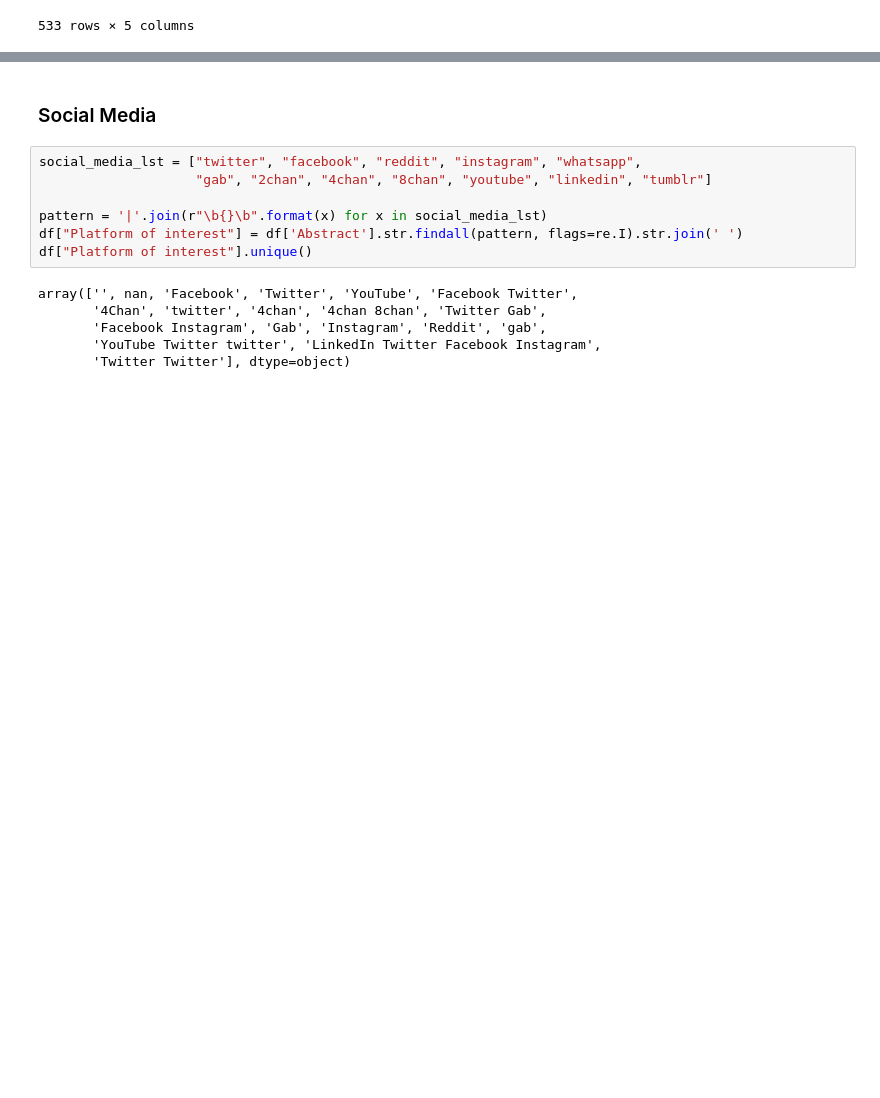
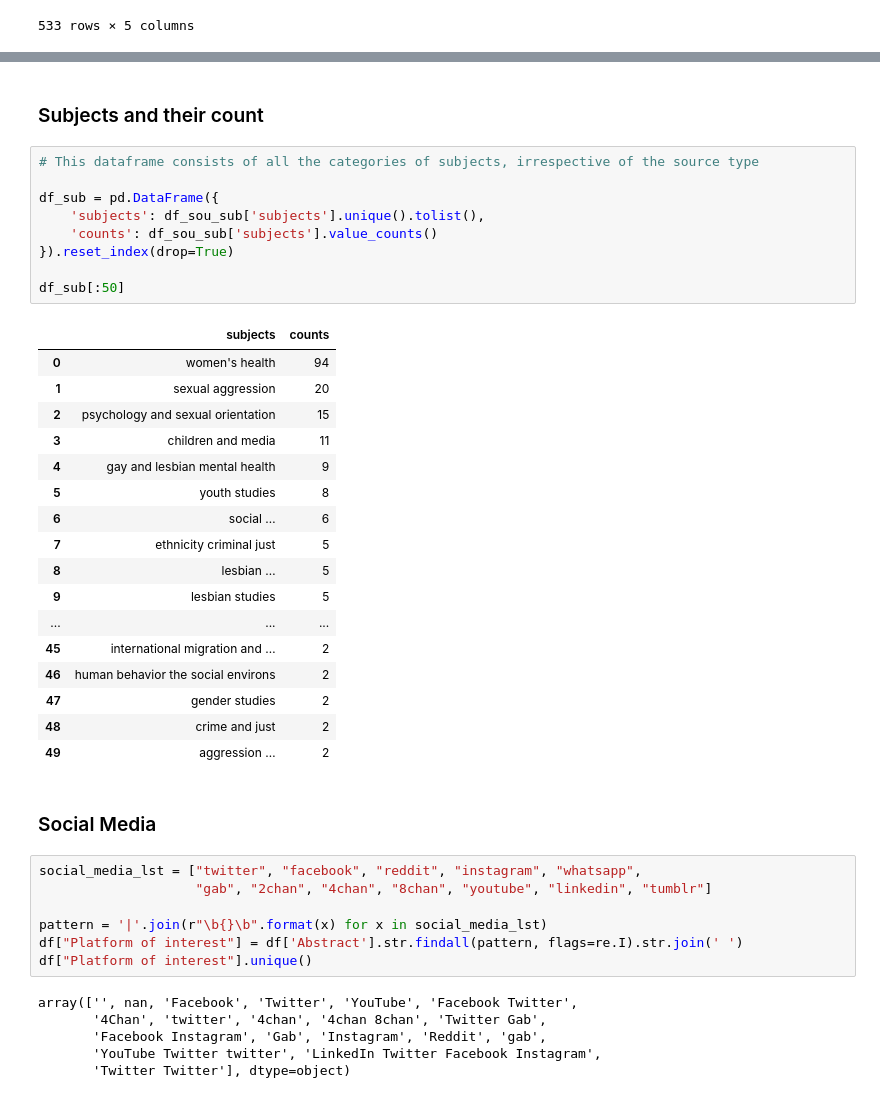
Before and after one commit to booktrackerGirl/Data-wrangling-and-analysis, a Jupyter notebook: Google Scholar Search/google_scholar_search_analysis.ipynb, the cells around one changed output, grey strips where cells are left out. Saved outputs shown, nothing was run; the diff lists cells and outputs as text; blank space fills up the shorter version.

```diff
--- a/Google Scholar Search/google_scholar_search_analysis.ipynb
+++ b/Google Scholar Search/google_scholar_search_analysis.ipynb
@@ -681,3 +735,32 @@ df_sou_sub
+# %% [markdown]
+### Subjects and their count
+# %%
+# This dataframe consists of all the categories of subjects, irrespective of the source type
+
+df_sub = pd.DataFrame({
+    'subjects': df_sou_sub['subjects'].unique().tolist(),
+    'counts': df_sou_sub['subjects'].value_counts()
+}).reset_index(drop=True)
+
+df_sub[:50]
+# %% [output]
+|  | subjects | counts |
+| 0 | women's health | 94 |
+| 1 | sexual aggression | 20 |
+| 2 | psychology and sexual orientation | 15 |
+| 3 | children and media | 11 |
+| 4 | gay and lesbian mental health | 9 |
+| 5 | youth studies | 8 |
+| 6 | social … | 6 |
+| 7 | ethnicity criminal just | 5 |
+| 8 | lesbian … | 5 |
+| 9 | lesbian studies | 5 |
+| ... | ... | ... |
+| 45 | international migration and … | 2 |
+| 46 | human behavior the social environs | 2 |
+| 47 | gender studies | 2 |
+| 48 | crime and just | 2 |
+| 49 | aggression … | 2 |
 # %% [markdown]
 ### Social Media
 # %%
```
Also changed, not shown: parts of 3 cells of this notebook.
